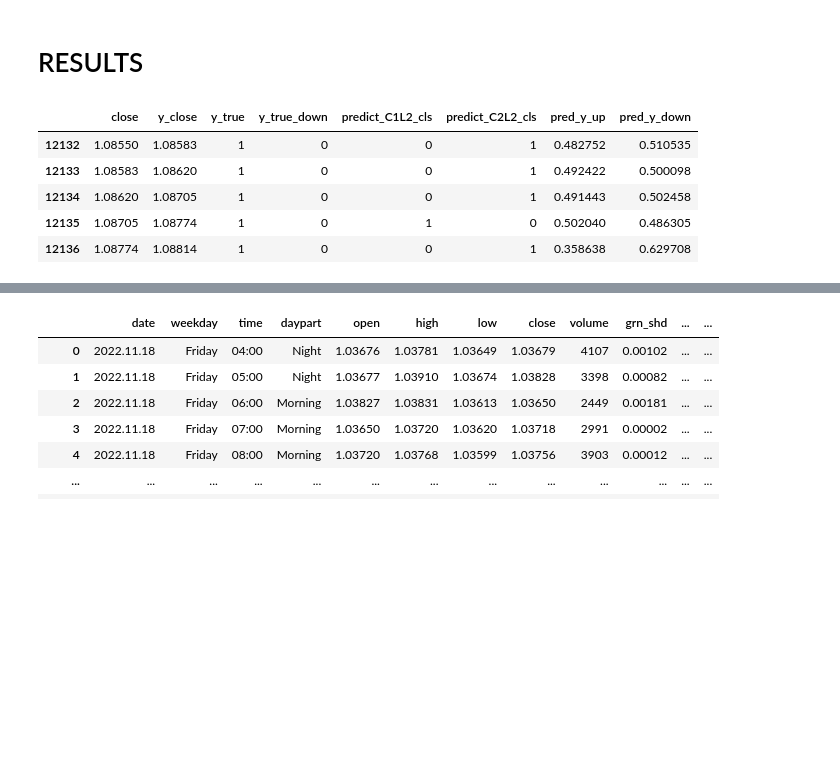
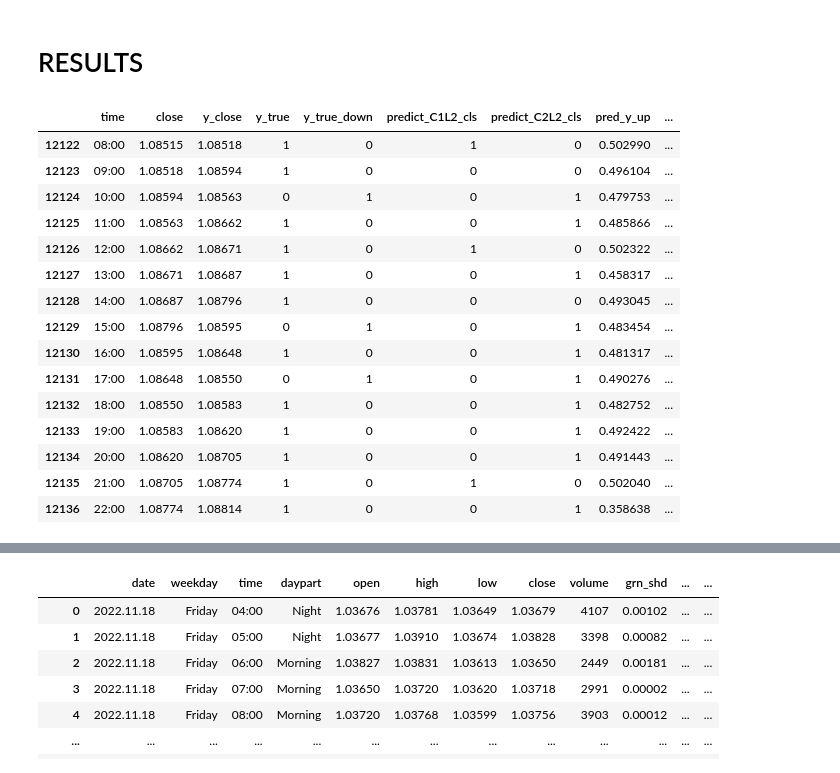
Before and after one commit to Priboy313/final-qualifying-work, a Jupyter notebook: main.ipynb, the cells around one changed output, grey strips where cells are left out. Drawn from its saved outputs; the diff is of its cells as text; code cells hidden in the pictures; blank space fills up the shorter version.

```diff
--- a/main.ipynb
+++ b/main.ipynb
@@ -761,19 +761,29 @@ test.loc[:, 'pred_y_down'] = model_C2L2.predict_proba(test[XL2])[:,1]
 # %%
 res = []
 
 for i in test.columns:
     if 'pred_' in i:
         res.append(i)
 
-test[['close', 'y_close', 'y_true', 'y_true_down',
-      'predict_C1L2_cls', 'predict_C2L2_cls'] + res].tail(5)
+test[['time', 'close', 'y_close', 'y_true', 'y_true_down',
+      'predict_C1L2_cls', 'predict_C2L2_cls'] + res].tail(15)
 # %% [output]
-|  | close | y_close | y_true | y_true_down | predict_C1L2_cls | predict_C2L2_cls | pred_y_up | pred_y_down |
-| 12132 | 1.08550 | 1.08583 | 1 | 0 | 0 | 1 | 0.482752 | 0.510535 |
-| 12133 | 1.08583 | 1.08620 | 1 | 0 | 0 | 1 | 0.492422 | 0.500098 |
-| 12134 | 1.08620 | 1.08705 | 1 | 0 | 0 | 1 | 0.491443 | 0.502458 |
-| 12135 | 1.08705 | 1.08774 | 1 | 0 | 1 | 0 | 0.502040 | 0.486305 |
-| 12136 | 1.08774 | 1.08814 | 1 | 0 | 0 | 1 | 0.358638 | 0.629708 |
+|  | time | close | y_close | y_true | y_true_down | predict_C1L2_cls | predict_C2L2_cls | pred_y_up | ... |
+| 12122 | 08:00 | 1.08515 | 1.08518 | 1 | 0 | 1 | 0 | 0.502990 | ... |
+| 12123 | 09:00 | 1.08518 | 1.08594 | 1 | 0 | 0 | 0 | 0.496104 | ... |
+| 12124 | 10:00 | 1.08594 | 1.08563 | 0 | 1 | 0 | 1 | 0.479753 | ... |
+| 12125 | 11:00 | 1.08563 | 1.08662 | 1 | 0 | 0 | 1 | 0.485866 | ... |
+| 12126 | 12:00 | 1.08662 | 1.08671 | 1 | 0 | 1 | 0 | 0.502322 | ... |
+| 12127 | 13:00 | 1.08671 | 1.08687 | 1 | 0 | 0 | 1 | 0.458317 | ... |
+| 12128 | 14:00 | 1.08687 | 1.08796 | 1 | 0 | 0 | 0 | 0.493045 | ... |
+| 12129 | 15:00 | 1.08796 | 1.08595 | 0 | 1 | 0 | 1 | 0.483454 | ... |
+| 12130 | 16:00 | 1.08595 | 1.08648 | 1 | 0 | 0 | 1 | 0.481317 | ... |
+| 12131 | 17:00 | 1.08648 | 1.08550 | 0 | 1 | 0 | 1 | 0.490276 | ... |
+| 12132 | 18:00 | 1.08550 | 1.08583 | 1 | 0 | 0 | 1 | 0.482752 | ... |
+| 12133 | 19:00 | 1.08583 | 1.08620 | 1 | 0 | 0 | 1 | 0.492422 | ... |
+| 12134 | 20:00 | 1.08620 | 1.08705 | 1 | 0 | 0 | 1 | 0.491443 | ... |
+| 12135 | 21:00 | 1.08705 | 1.08774 | 1 | 0 | 1 | 0 | 0.502040 | ... |
+| 12136 | 22:00 | 1.08774 | 1.08814 | 1 | 0 | 0 | 1 | 0.358638 | ... |
 # %%
 warnings.simplefilter(action='ignore', category=FutureWarning)
 warnings.simplefilter(action='ignore', category=pd.errors.PerformanceWarning)
```
Also changed, not shown: parts of 1 cell of this notebook, 2 other files.
